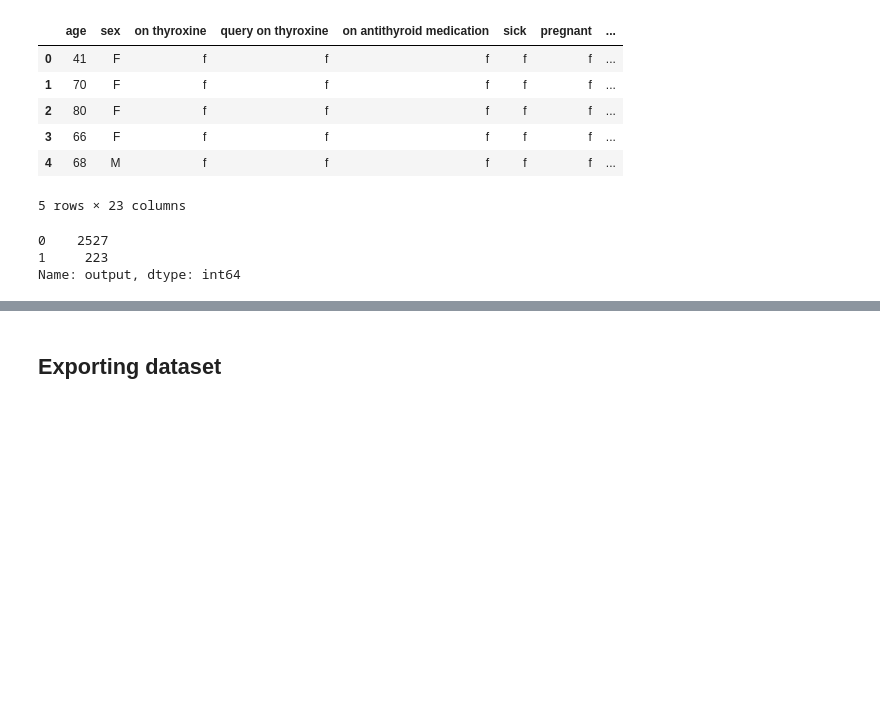
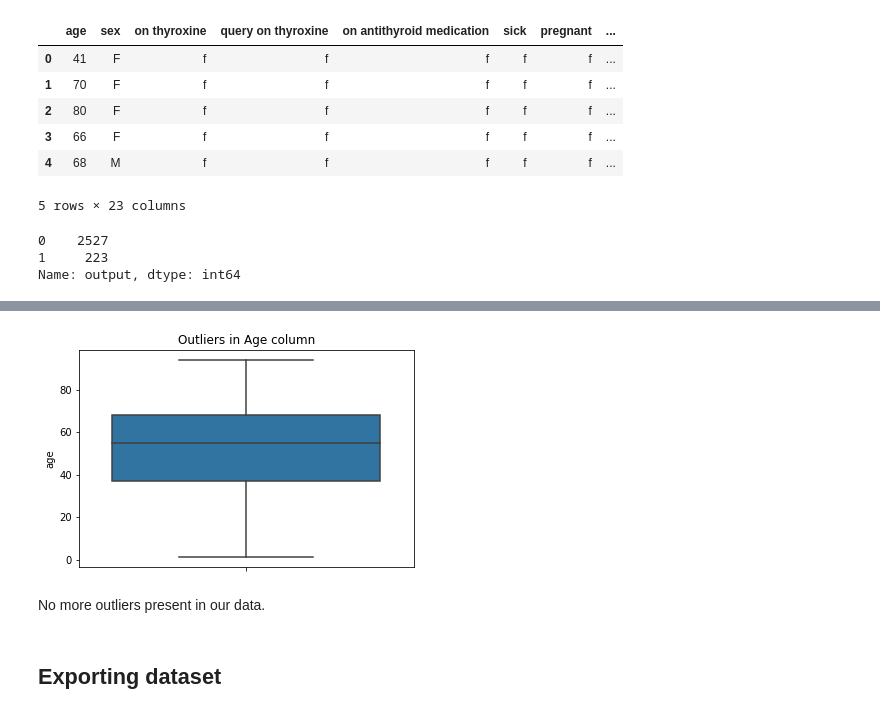
Before and after one commit to mbururyan/Hypothyroid-Disease-Detection-System, a Jupyter notebook: cleaning.ipynb, the cells around one changed output, grey strips where cells are left out. Saved outputs shown, nothing was run; the diff lists cells and outputs as text; code cells hidden in the pictures; blank space fills up the shorter version.

```diff
--- a/cleaning.ipynb
+++ b/cleaning.ipynb
@@ -395,3 +413,30 @@ Name: output, dtype: int64
+# %%
+# Will use the Interquantile Range (IQR) method where data in the upper limit of 75% and lower limit of 15% will be excluded from our data
+
+# Quantiles
+q25 = data2['age'].quantile(0.25)
+q75 = data2['age'].quantile(0.75)
+
+# The lower quantile age is 37 years and the upper quantile age is 68 years old
+
+# Will calqulate the IQR
+IQR = q75 - q25
+
+# Will specify the lower and upper limit
+lower_limit = q25 - 1.5 * IQR
+upper_limit = q75 + 1.5 * IQR
+
+# as our outliers are only present in the high values, will only use upper quantile. Any values over the upper quantile (115 years) will be dropped
+data2 = data2[data2['age'] < upper_limit]
+# %%
+# Check for outliers again
+sns.boxplot(data = data2, y = 'age')
+plt.title('Outliers in Age column')
+plt.show()
+# %% [output]
+[figure, added]
+# %% [markdown]
+No more outliers present in our data.
 # %% [markdown]
 ## Exporting dataset
 # %%
```
Also changed, not shown: parts of 4 cells of this notebook.
